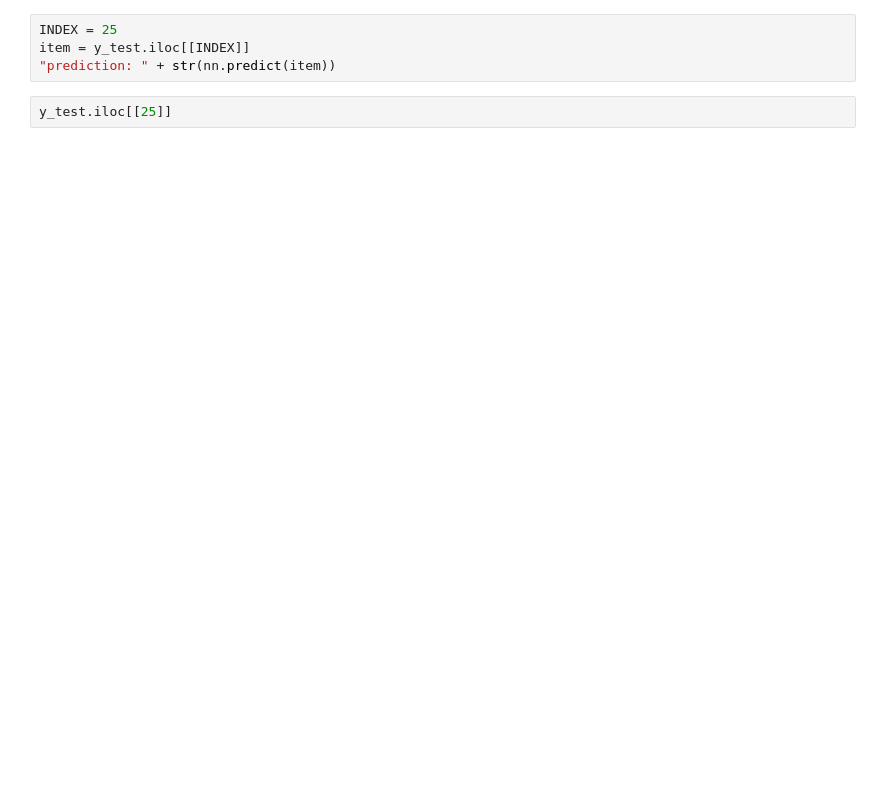
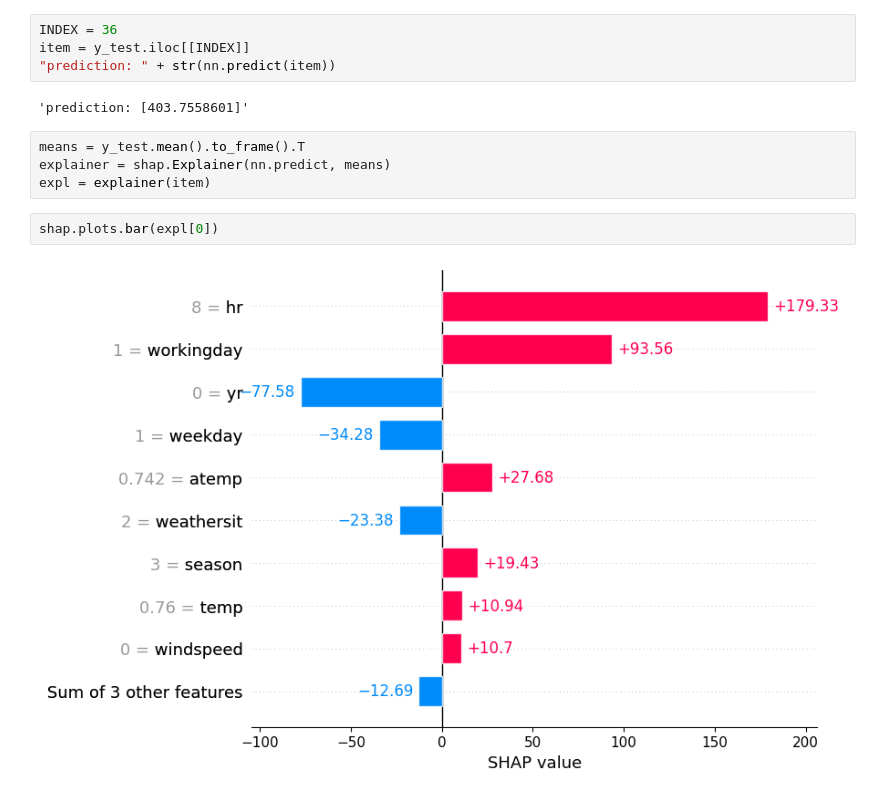
Before and after one commit to akleinau/Finch, a Jupyter notebook: notebooks/traditional_way.ipynb, the cells around one changed output. Drawn from its saved outputs; the diff is of its cells as text; blank space fills up the shorter version.

```diff
--- a/notebooks/traditional_way.ipynb
+++ b/notebooks/traditional_way.ipynb
@@ -19,6 +17,14 @@ TypeError: Cannot convert numpy.ndarray to numpy.ndarray
 # %%
-INDEX = 25
+INDEX = 36
 item = y_test.iloc[[INDEX]]
 "prediction: " + str(nn.predict(item))
+# %% [output]
+'prediction: [403.7558601]'
-# %%
-y_test.iloc[[25]]
+# %%
+means = y_test.mean().to_frame().T
+explainer = shap.Explainer(nn.predict, means)
+expl = explainer(item)
+# %%
+shap.plots.bar(expl[0])
+# %% [output]
+[figure, added]
```
Also changed, not shown: parts of 2 cells of this notebook.
